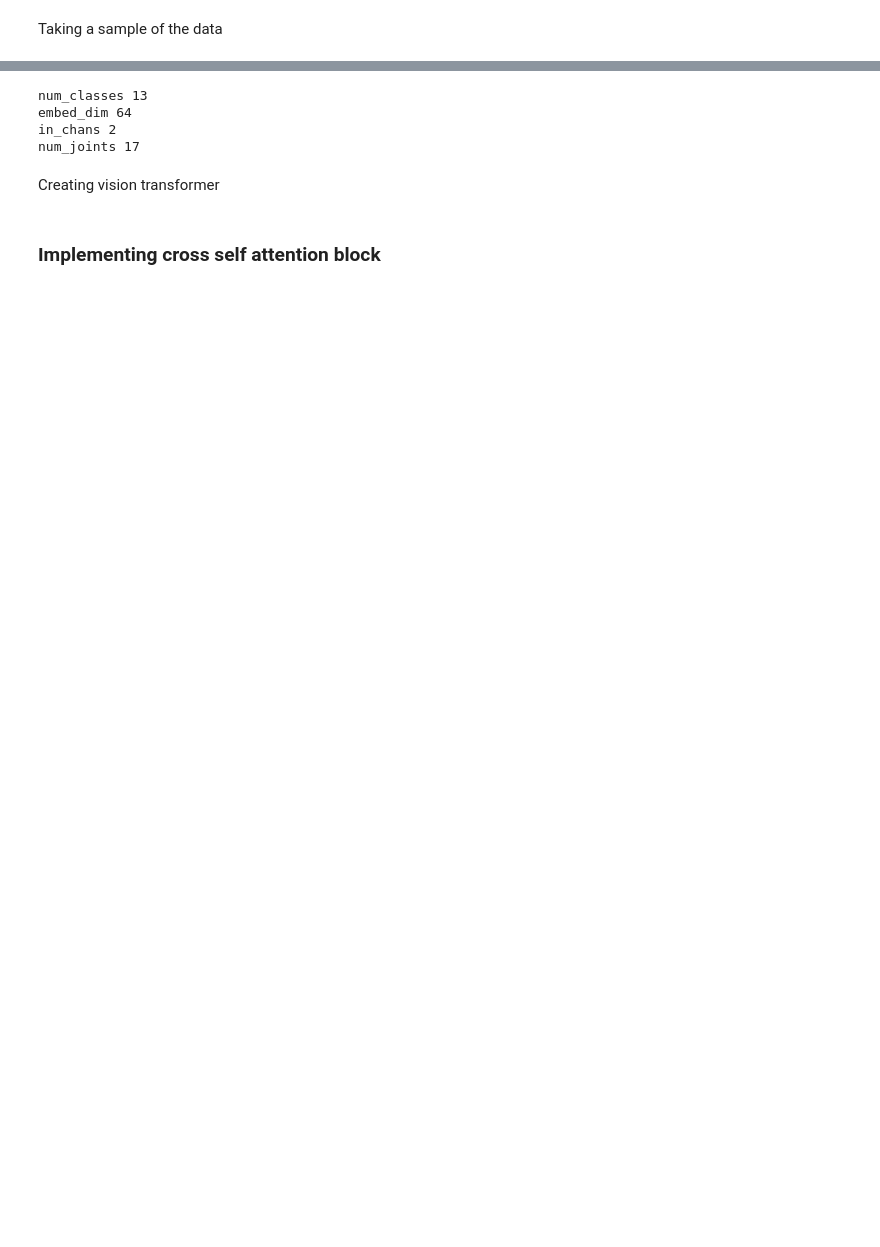
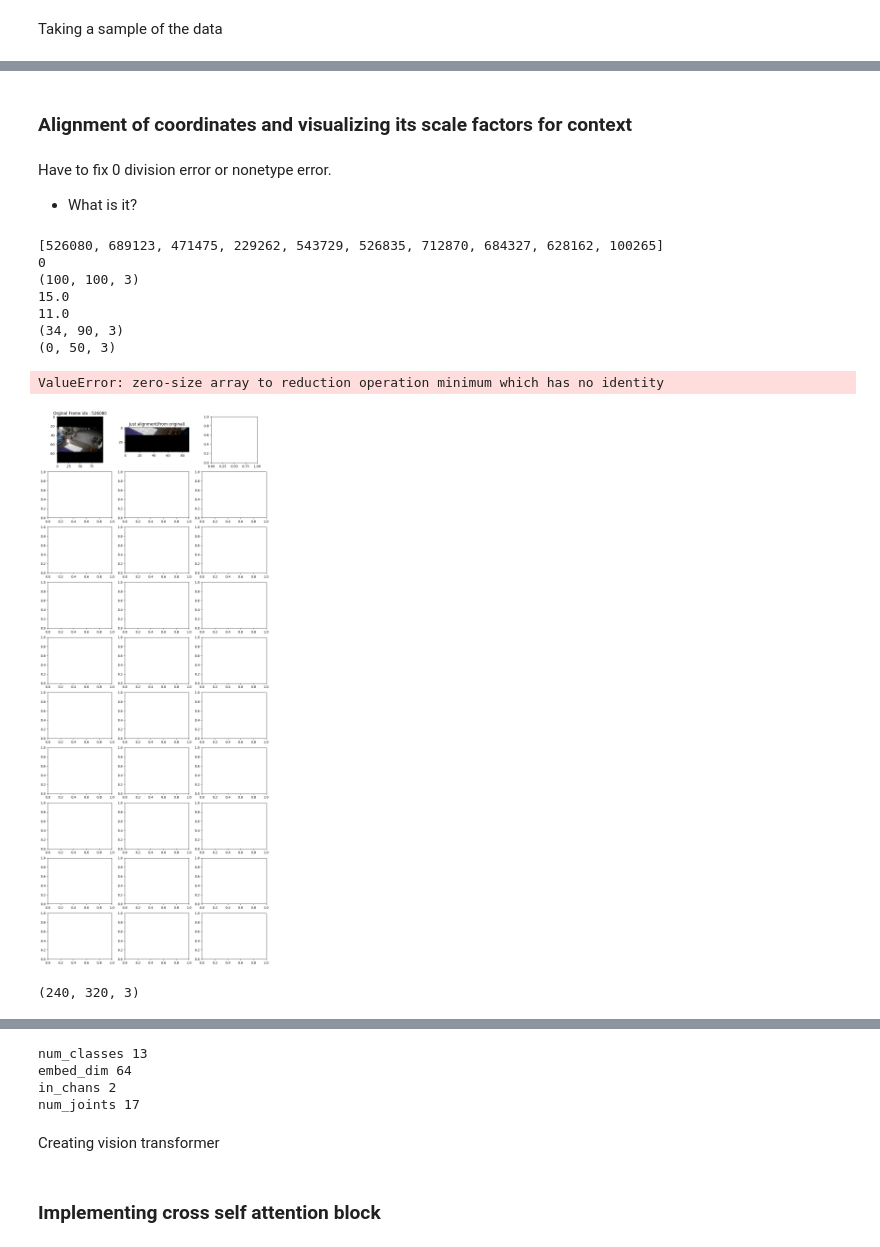
Before and after one commit to ratheeshaditya/thesis, a Jupyter notebook: aditya_test.ipynb, the cells around one changed output, grey strips where cells are left out. Drawn from its saved outputs; the diff is of its cells as text; code cells hidden in the pictures; blank space fills up the shorter version.

```diff
--- a/aditya_test.ipynb
+++ b/aditya_test.ipynb
@@ -81,0 +578,5 @@ endcoord_y = int(max(y_values))
+# %%
+a = torch.randn(20,21,64) #(1,64) represents the seggregation of all 20 classes
+b = torch.randn(20,64) #(1,64 represents the 1 context for the 20 segments)
+# %%
+c = a@b
@@ -81,0 +616,2 @@ endcoord_y = int(max(y_values))
+# %%
+f = nn.Softmax(dim=0)(c)
@@ -81,0 +715,5 @@ endcoord_y = int(max(y_values))
+# %% [markdown]
+<h3>Alignment of coordinates and visualizing its scale factors for context</h3>
+# %% [markdown]
+Have to fix 0 division error or nonetype error.
+- What is it?
@@ -81,0 +771,50 @@ endcoord_y = int(max(y_values))
+# %%
+def samplerandom(dataset,n_rows=5,height_expand=0.5,width_expand=0.5,img_resize=25):
+    sample_ix= random.sample(range(1, len(dataset)), n_rows) #number of rows
+
+    print(sample_ix)
+
+    fig, axs = plt.subplots(n_rows, 3, figsize=(12, 3*n_rows))
+    # coords = dataset[idx]["coordinates"][len(dataset[idx]["coordinates"])//2]
+    # x_min,y_min,x_max,y_max = expandbounding(coords,height_expand=0.8,width_expand=0.8)
+    for index,rows in enumerate(axs):
+        print(index)
+
+        coords = dataset[sample_ix[index]]["coordinates"][len(dataset[sample_ix[index]]["coordinates"])//2]
+
+        img = dataset[sample_ix[index]]["extracted_frames"]
+        img = cv2.resize(img,(img_resize,img_resize))
+        print(img.shape)
+        ex_min,ey_min,ex_max,ey_max, x_min,y_min,x_max,y_max = expandbounding(coords,height_expand=height_expand,width_expand=width_expand,img_resize=50)
+
+        for index_column,_ in enumerate(rows):
+            if index_column==0:
+                axs[index][index_column].imshow(img)
+                axs[index][index_column].set_title(f"Orginal Frame idx : {sample_ix[index_column]}")
+            elif index_column==1:
+                # axs.plot(img[])
+                print(img[y_min:y_min+y_max, x_min:x_min+x_max].shape)
+                # axs.plot(img[y_min:y_min+y_max, x_min:x_min+x_max])
+                axs[index][index_column].imshow(img[y_min:y_min+y_max, x_min:x_min+x_max])
+                axs[index][index_column].set_title(f"Just alignment(from original)")
+            else:
+                print(img[ey_min:ey_max ,ex_min:ex_max].shape)
+                axs[index][index_column].imshow(img[ey_min:ey_max ,ex_min:ex_max])
+                # axs[index][index_column].plot(img[ey_min:ey_max ,ex_min:ex_max])
+                axs[index][index_column].set_title(f"Expanded w={width_expand} h={height_expand} ")
+# %%
+samplerandom(test,n_rows=10,height_expand=0.5,width_expand=0.5,img_resize=100)
+# %% [output]
+[526080, 689123, 471475, 229262, 543729, 526835, 712870, 684327, 628162, 100265]
+0
+(100, 100, 3)
+15.0
+11.0
+(34, 90, 3)
+(0, 50, 3)
+ValueError: zero-size array to reduction operation minimum which has no identity
+[figure, added]
+# %%
+test[0]["extracted_frames"].shape
+# %% [output]
+(240, 320, 3)
```
Also changed, not shown: parts of 137 cells of this notebook, 14 other files.
